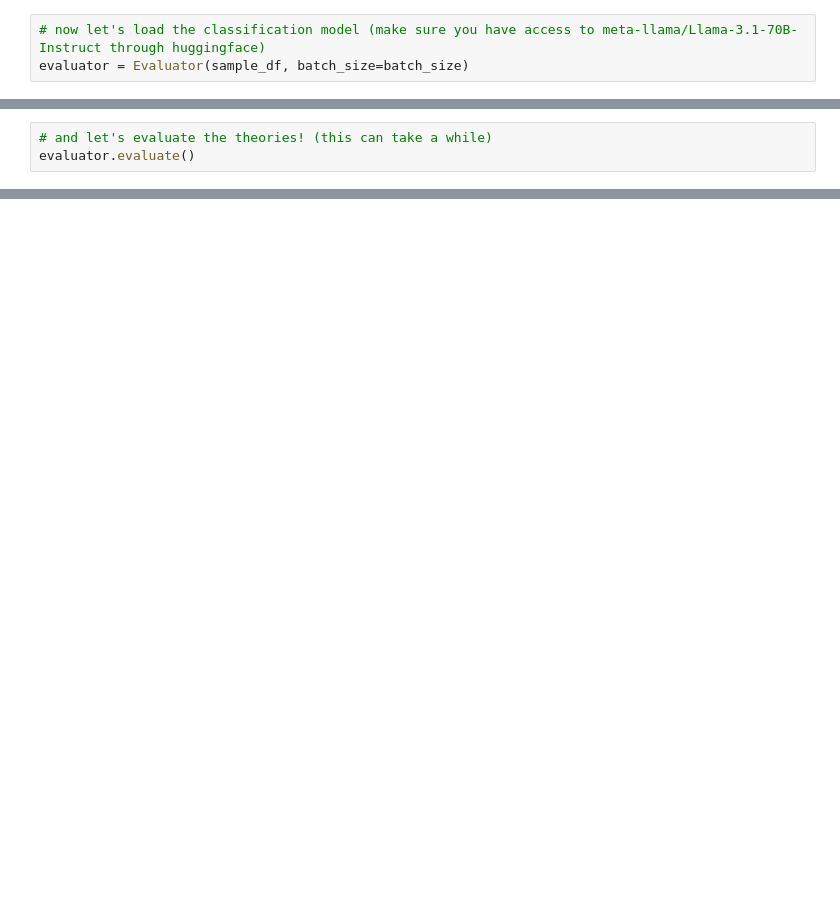
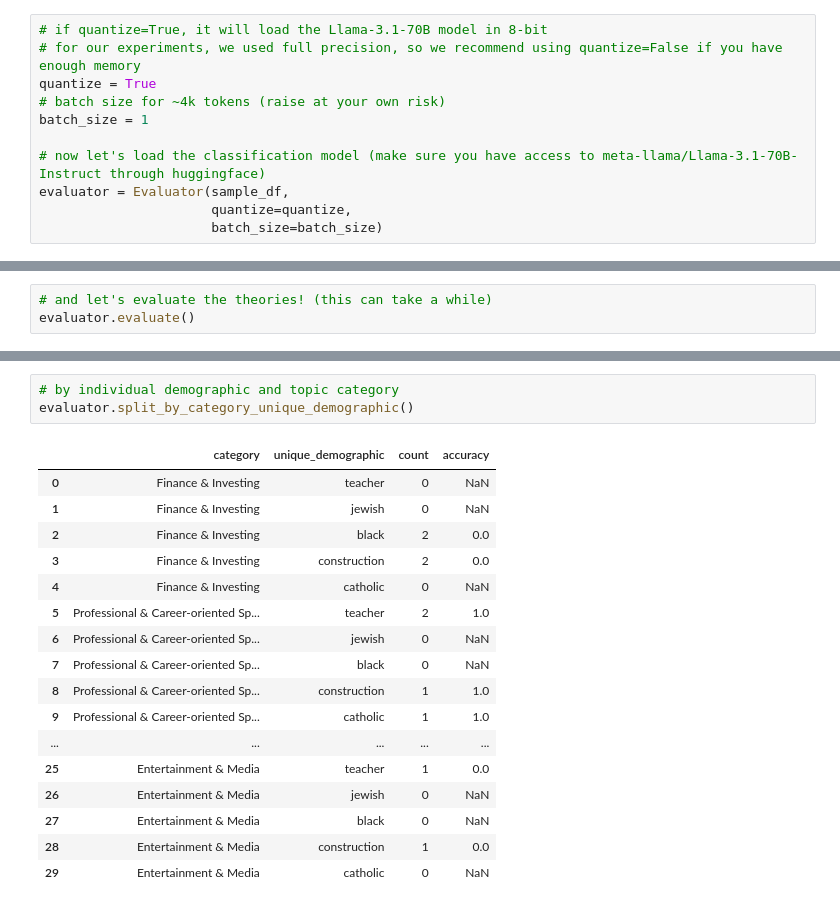
Before and after one commit to eyloncaplan/splits, a Jupyter notebook: tutorial.ipynb, the cells around one changed output, grey strips where cells are left out. Drawn from its saved outputs; the diff is of its cells as text; blank space fills up the shorter version.

```diff
--- a/tutorial.ipynb
+++ b/tutorial.ipynb
@@ -67,3 +40,11 @@ sample_df
 # %%
+# if quantize=True, it will load the Llama-3.1-70B model in 8-bit
+# for our experiments, we used full precision, so we recommend using quantize=False if you have enough memory
+quantize = True
+# batch size for ~4k tokens (raise at your own risk)
+batch_size = 1
+
 # now let's load the classification model (make sure you have access to meta-llama/Llama-3.1-70B-Instruct through huggingface)
-evaluator = Evaluator(sample_df, batch_size=batch_size)
+evaluator = Evaluator(sample_df,
+                      quantize=quantize,
+                      batch_size=batch_size)
@@ -74,0 +108,21 @@ evaluator.evaluate()
+# %%
+# by individual demographic and topic category
+evaluator.split_by_category_unique_demographic()
+# %% [output]
+|  | category | unique_demographic | count | accuracy |
+| 0 | Finance & Investing | teacher | 0 | NaN |
+| 1 | Finance & Investing | jewish | 0 | NaN |
+| 2 | Finance & Investing | black | 2 | 0.0 |
+| 3 | Finance & Investing | construction | 2 | 0.0 |
+| 4 | Finance & Investing | catholic | 0 | NaN |
+| 5 | Professional & Career-oriented Sp... | teacher | 2 | 1.0 |
+| 6 | Professional & Career-oriented Sp... | jewish | 0 | NaN |
+| 7 | Professional & Career-oriented Sp... | black | 0 | NaN |
+| 8 | Professional & Career-oriented Sp... | construction | 1 | 1.0 |
+| 9 | Professional & Career-oriented Sp... | catholic | 1 | 1.0 |
+| ... | ... | ... | ... | ... |
+| 25 | Entertainment & Media | teacher | 1 | 0.0 |
+| 26 | Entertainment & Media | jewish | 0 | NaN |
+| 27 | Entertainment & Media | black | 0 | NaN |
+| 28 | Entertainment & Media | construction | 1 | 0.0 |
+| 29 | Entertainment & Media | catholic | 0 | NaN |
```
Also changed, not shown: parts of 12 cells of this notebook, 2 other files.
